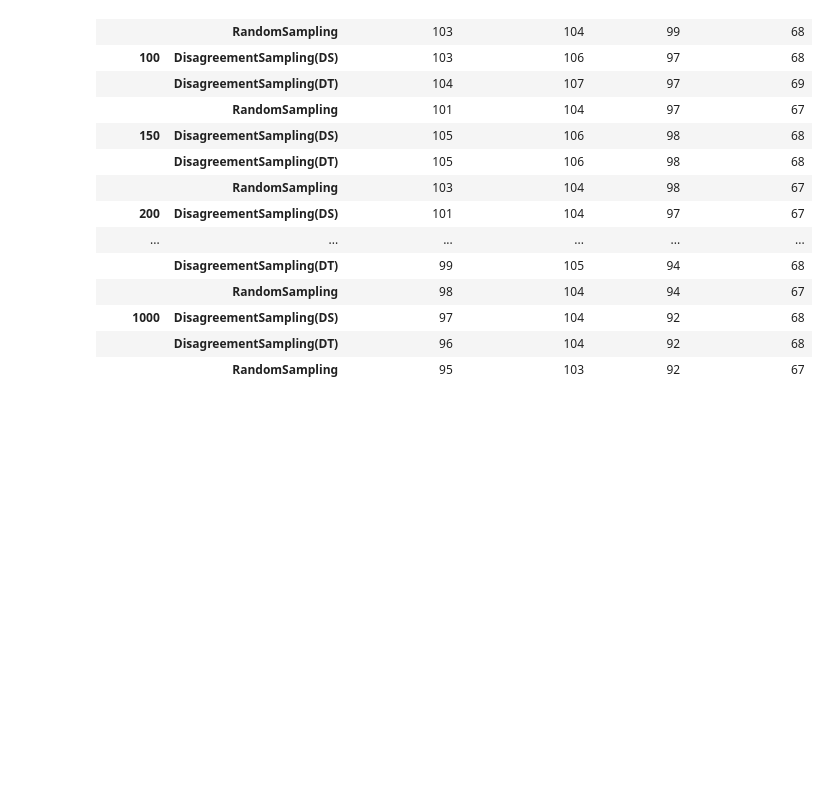
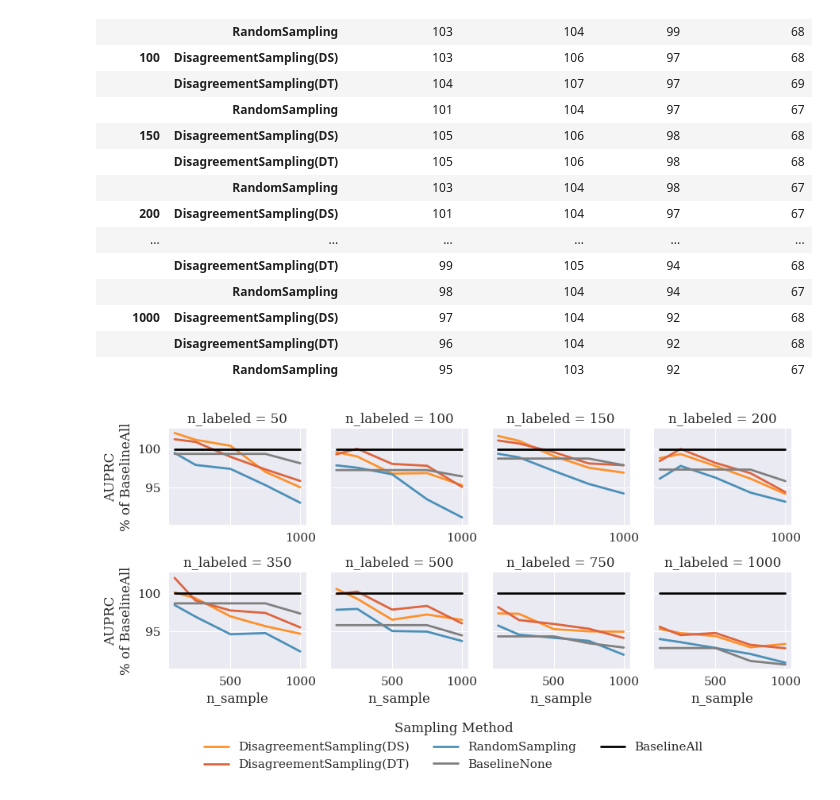
Before and after one commit to sintija-s/sudssl, a Jupyter notebook: 2_evaluation_embedding.ipynb, the cells around one changed output. Cells and saved outputs as stored; diff of their text form; code cells hidden in the pictures; blank space fills up the shorter version.

Commit message:
visualization for the embedding space performance vs n_labeled

```diff
--- a/2_evaluation_embedding.ipynb
+++ b/2_evaluation_embedding.ipynb
@@ -88,3 +88,80 @@ q1_answer
 | 1000 | DisagreementSampling(DS) | 97 | 104 | 92 | 68 |
 |  | DisagreementSampling(DT) | 96 | 104 | 92 | 68 |
 |  | RandomSampling | 95 | 103 | 92 | 67 |
+# %%
+# Start from the best_performance_per_bracket DataFrame
+df_plot = best_performance_per_bracket.copy()
+df_plot['% of BaselineAll'] = 100 * df_plot['value'] / df_plot['baseline_all']
+df_plot['sampling_method'] = df_plot['sampling_method'].astype(str)
+
+# BaselineNone line
+df_none = df_plot[['n_sample', 'n_labeled', 'baseline_none', 'baseline_all']].copy()
+df_none['% of BaselineAll'] = 100 * df_none['baseline_none'] / df_none['baseline_all']
+df_none['sampling_method'] = 'BaselineNone'
+df_none = df_none[['n_sample', 'n_labeled', 'sampling_method', '% of BaselineAll']]
+
+# BaselineAll line
+df_all = df_plot[['n_sample', 'n_labeled']].drop_duplicates().copy()
+df_all['% of BaselineAll'] = 100
+df_all['sampling_method'] = 'BaselineAll'
+df_all = df_all[['n_sample', 'n_labeled', 'sampling_method', '% of BaselineAll']]
+
+# # BaselineRawFeatures line
+# df_raw = best_performance_per_bracket[['n_sample', 'n_labeled', 'baseline_raw_features', 'baseline_all']].copy()
+# df_raw['% of BaselineAll'] = 100 * df_raw['baseline_raw_features'] / df_raw['baseline_all']
+# df_raw['sampling_method'] = 'BaselineRawFeatures'
+# df_raw = df_raw[['n_sample', 'n_labeled', 'sampling_method', '% of BaselineAll']]
+
+# Concatenate all lines
+df_plot = pd.concat([
+    df_plot[['n_sample', 'n_labeled', 'sampling_method', '% of BaselineAll']],
+    df_none,
+    df_all,
+    # df_raw
+], ignore_index=True)
+
+color_dict = {
+    'BaselineAll': 'black',
+    'BaselineNone': 'gray',
+    # 'BaselineRawFeatures': '#9467bd',  # purple
+    'DisagreementSampling(DT)': COLORS[3],
+    'DisagreementSampling(DS)': COLORS[4],
+    'RandomSampling': COLORS[0],
+    # add other sampling methods as needed
+}
+
+# Plot
+g = sns.relplot(
+    data=df_plot,
+    x='n_sample',
+    y='% of BaselineAll',
+    hue='sampling_method',
+    col='n_labeled',
+    kind='line',
+    palette=color_dict,
+    facet_kws={'sharey': True, 'sharex': True},
+    col_wrap=4,
+    errorbar=None,
+    height=2, aspect=0.8,
+)
+
+g.set_axis_labels('n_sample', 'AUPRC\n% of BaselineAll')
+
+# Force legend creation if missing
+g._legend.remove()
+g._legend = g.fig.legend(
+    handles=g._legend_data.values(),
+    labels=g._legend_data.keys(),
+    title='Sampling Method',
+    loc='lower center',
+    bbox_to_anchor=(0.5, -0.2),
+    ncol=3,
+    frameon=False
+)
+
+plt.subplots_adjust(bottom=0.25)  # Adjust space to make room
+plt.tight_layout()
+plt.savefig('plots/1_2_nsample_split_by_nlabeled_embedding_space.pdf', bbox_inches='tight')
+plt.show()
+# %% [output]
+[figure, added]
```
Also changed, not shown: 1 other file.
